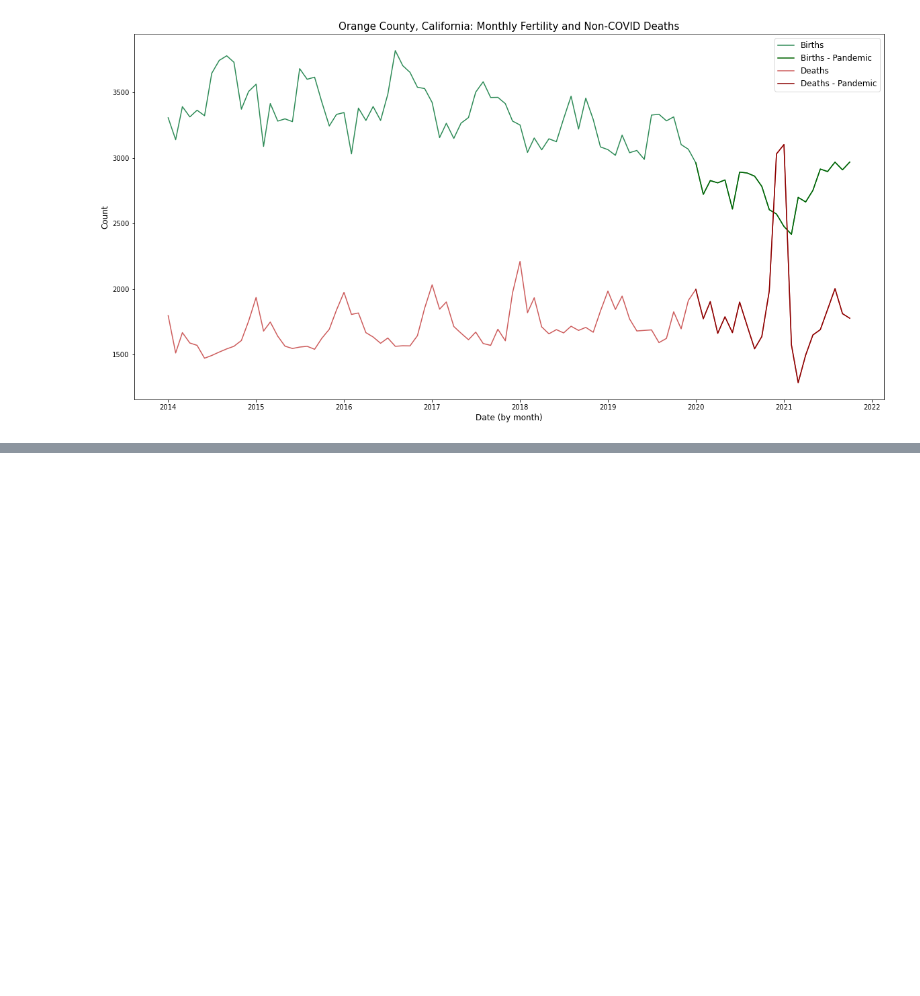
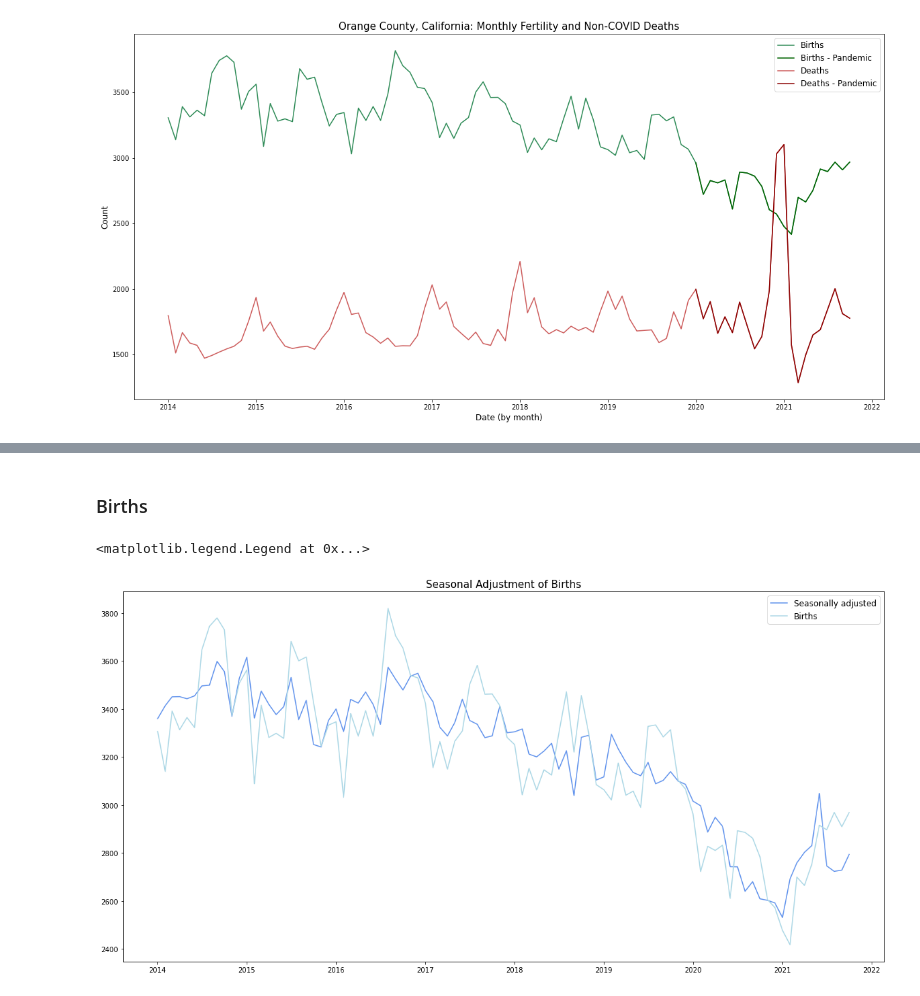
Before and after one commit to anushnap/data512-project, a Jupyter notebook: src/mortality_fertility_analysis.ipynb, the cells around one changed output, grey strips where cells are left out. Cells and saved outputs as stored; diff of their text form; code cells hidden in the pictures; blank space fills up the shorter version.

```diff
--- a/src/mortality_fertility_analysis.ipynb
+++ b/src/mortality_fertility_analysis.ipynb
@@ -255,0 +282,21 @@ plt.legend(fontsize = 12)
+# %% [markdown]
+### Births
+# %%
+sa_births = sm.tsa.seasonal_decompose(oc_df.births)
+
+# Extract the trend and seasonal components
+births_trend = sa_births.trend
+births_seasonal = sa_births.seasonal
+
+# Construct the seasonally adjusted series
+births_adjusted = (oc_df.births - sa_births.seasonal).rename('sa_births')
+
+# Plot
+fig = plt.figure(figsize = (20, 10))
+plt.plot(births_adjusted, c = 'cornflowerblue', label = 'Seasonally adjusted')
+plt.plot(oc_df['births'], c = 'lightblue', label = 'Births')
+plt.title('Seasonal Adjustment of Births', fontsize = 15)
+plt.legend(fontsize = 12)
+# %% [output]
+<matplotlib.legend.Legend at 0x...>
+[figure, added]
```
Also changed, not shown: parts of 7 cells of this notebook.
